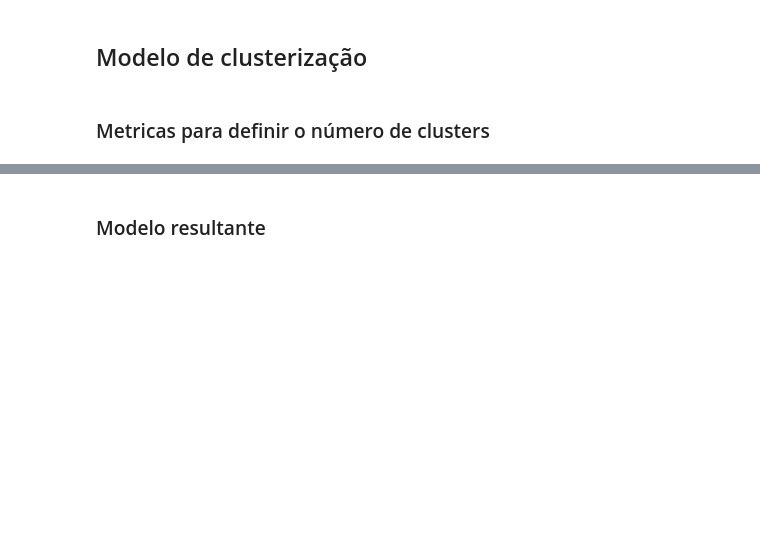
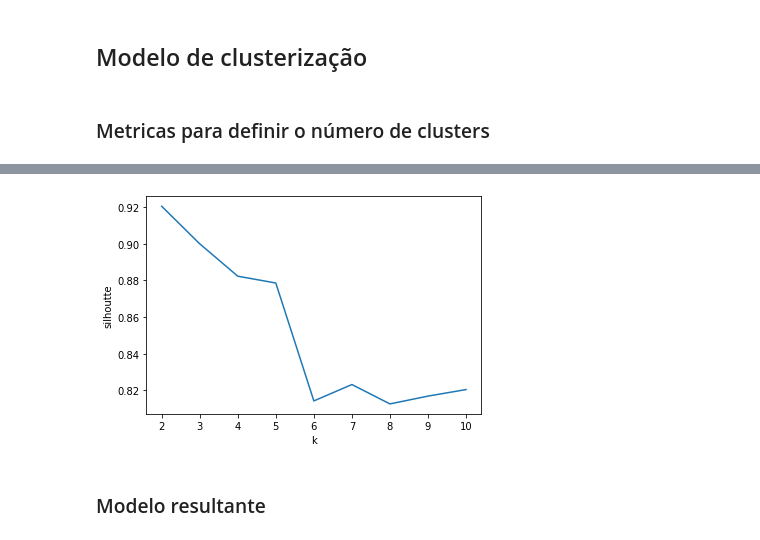
Before and after one commit to Osiris-gp8/projeto-osiris, a Jupyter notebook: api-python/analysis/ml_models/clustering_model.ipynb, the cells around one changed output, grey strips where cells are left out. Cells and saved outputs as stored; diff of their text form; code cells hidden in the pictures; blank space fills up the shorter version.

```diff
--- a/api-python/analysis/ml_models/clustering_model.ipynb
+++ b/api-python/analysis/ml_models/clustering_model.ipynb
@@ -63,2 +62,7 @@ plt.show()
+# %%
+ax = sns.lineplot(data = {"k": k_axis, "silhoutte": silhouette_coefficients}, x="k", y = "silhoutte")
+plt.show()
+# %% [output]
+[figure, added]
 # %% [markdown]
 ### Modelo resultante
```
Also changed, not shown: parts of 14 cells of this notebook, 1 other file.
